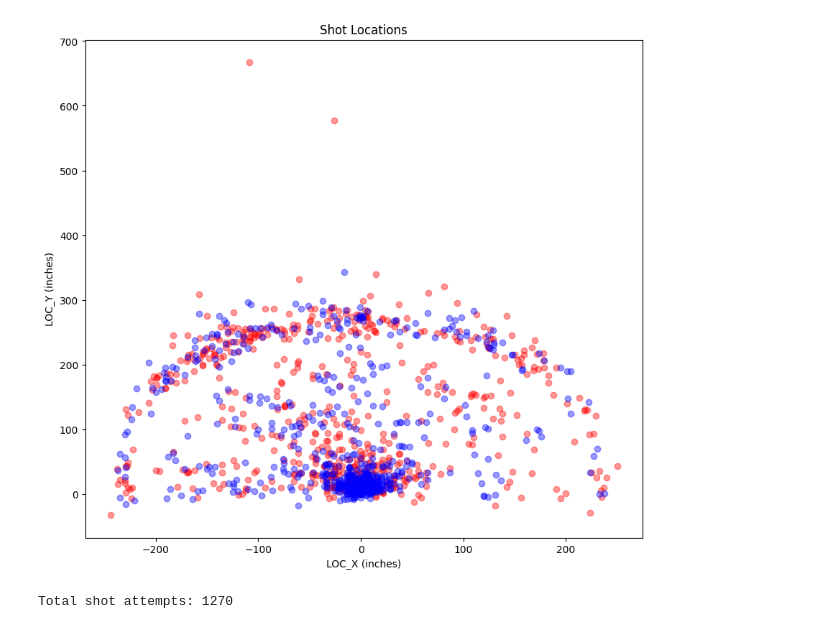
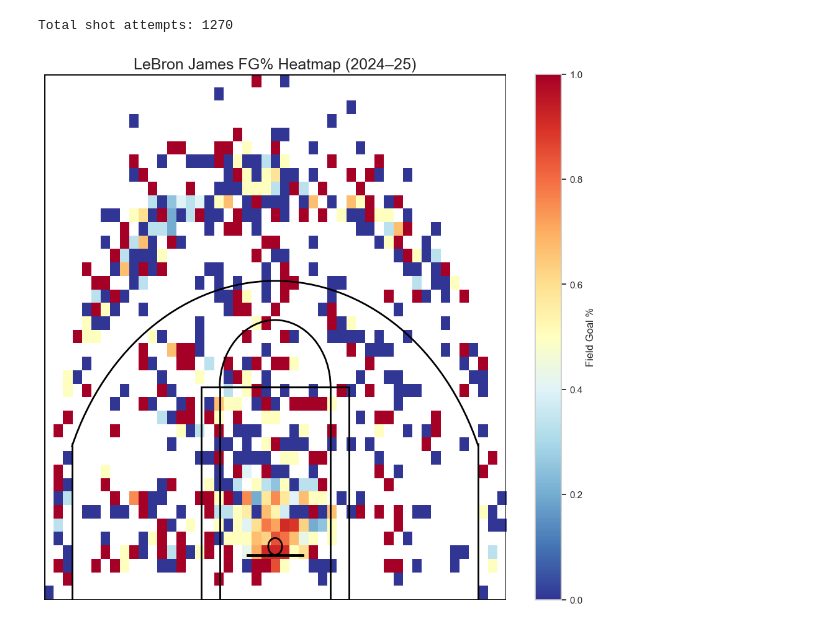
Before and after one commit to Benimaru13/Personal-Projects, a Jupyter notebook: analysis.ipynb, the cells around one changed output. Cells and saved outputs as stored; diff of their text form; code cells hidden in the pictures.

```diff
--- a/analysis.ipynb
+++ b/analysis.ipynb
@@ -51,27 +51,6 @@ memory usage: 149.0+ KB
 | 50% | 2.240058e+07 | 3.000000 | 7.000000 | 29.000000 | 11.000000 | -7.000000 | 54.000000 | ... |
 | 75% | 2.240085e+07 | 4.000000 | 9.000000 | 44.000000 | 25.000000 | 19.000000 | 196.750000 | ... |
 | max | 2.240122e+07 | 5.000000 | 11.000000 | 59.000000 | 67.000000 | 250.000000 | 667.000000 | ... |
-# %%
-#To visualize the shot locations, we will plot the x and y coordinates of each shot.
-# The x and y coordinates represent the location of the shot on the court.
-# Separate made and missed shots
-made_shots = df[df['SHOT_MADE_FLAG'] == 1]
-missed_shots = df[df['SHOT_MADE_FLAG'] == 0]
-
-plt.figure(figsize=(10, 9))
-
-# Plot missed shots in red
-plt.scatter(missed_shots['LOC_X'], missed_shots['LOC_Y'], color='red', alpha=0.4, label='Missed Shot')
-
-# Plot made shots in blue
-plt.scatter(made_shots['LOC_X'], made_shots['LOC_Y'], color='blue', alpha=0.4, label='Made Shot')
-
-plt.title('Shot Locations')
-plt.xlabel('LOC_X (inches)')
-plt.ylabel('LOC_Y (inches)')
-plt.show()
-# %% [output]
-[figure, removed]
 # %%
 print("Total shot attempts:", len(df))
 # %% [output]
@@ -78,0 +96,33 @@ Total shot attempts: 1270
+# %%
+# Create bins (e.g., 20x20 pixel grid)
+x_bins = np.linspace(-250, 250, 50)
+y_bins = np.linspace(-47.5, 422.5, 50)
+
+## Bin shot locations
+df["X_BIN"] = pd.cut(df["LOC_X"], bins=x_bins, labels=False)
+df["Y_BIN"] = pd.cut(df["LOC_Y"], bins=y_bins, labels=False)
+
+# Group by bins and calculate FG%
+binned_fg = df.groupby(["X_BIN", "Y_BIN"])["SHOT_MADE_FLAG"].mean().unstack()
+
+# Plot FG% by location
+plt.figure(figsize=(12, 11))
+ax = plt.gca()
+draw_court(ax)
+
+# Plot the binned FG% heatmap
+plt.imshow(
+    binned_fg.T,
+    extent=[-250, 250, -47.5, 422.5],
+    origin='lower',
+    cmap='RdYlBu_r',
+    aspect='auto',
+    interpolation='nearest'
+)
+
+plt.colorbar(label="Field Goal %")
+plt.title("LeBron James FG% Heatmap (2024–25)", fontsize=18)
+plt.axis('off')
+plt.show()
+# %% [output]
+[figure, added]
```
Also changed, not shown: parts of 7 cells of this notebook, 1 other file.
